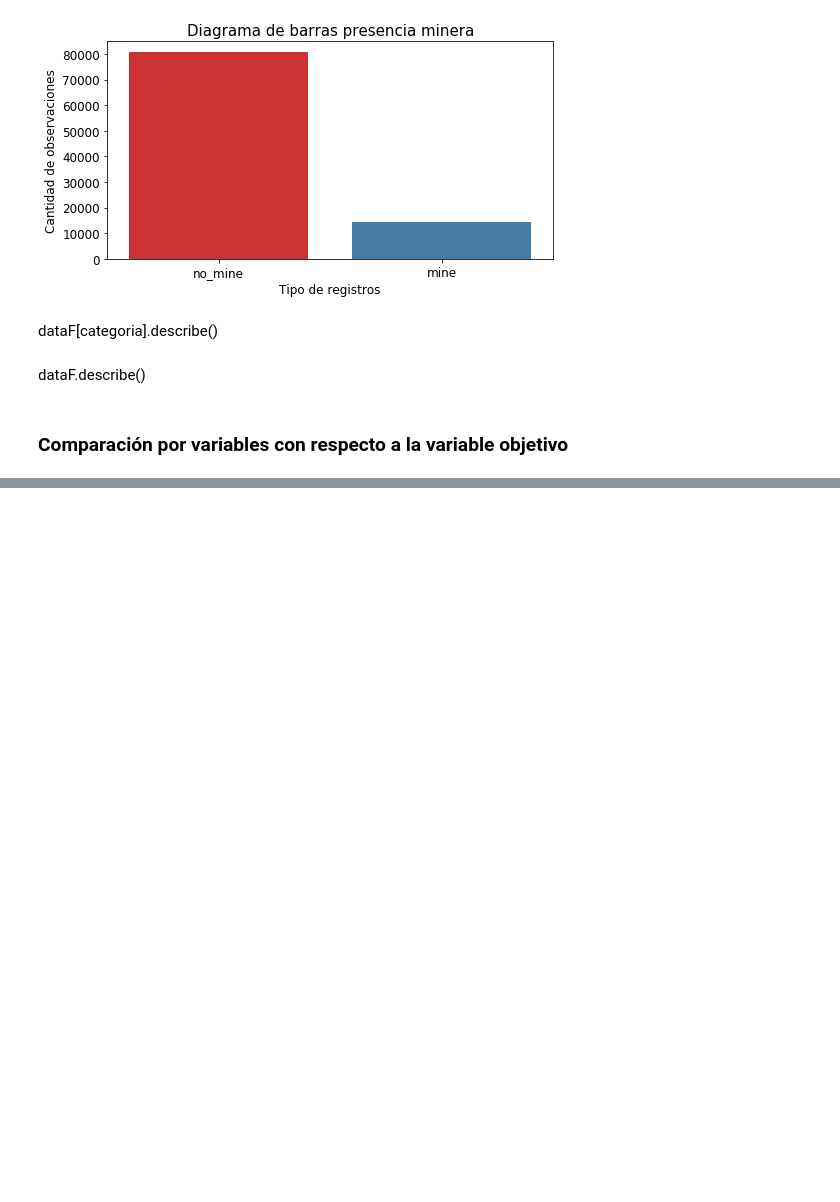
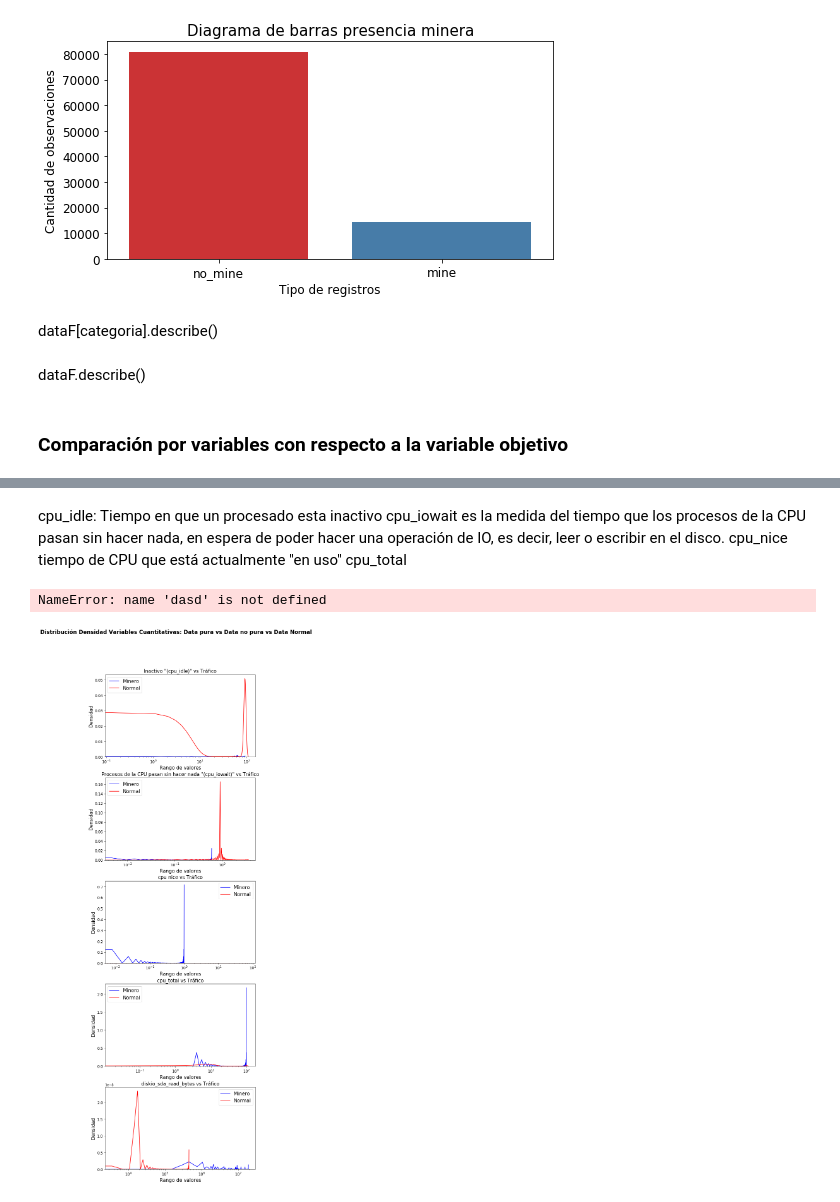
Before and after one commit to Kaiziferr/-Miner_Detector, a Jupyter notebook: PDG/Nueva carpeta/Untitled.ipynb, the cells around one changed output, grey strips where cells are left out. Drawn from its saved outputs; the diff is of its cells as text; code cells hidden in the pictures; blank space fills up the shorter version.

```diff
--- a/PDG/Nueva carpeta/Untitled.ipynb
+++ b/PDG/Nueva carpeta/Untitled.ipynb
@@ -292,3 +292,34 @@ plt.subplots_adjust(top = 0.97)
 fig.suptitle('Valores Atipicos: Datos presencia minera vs Datos presencia no minera', fontsize = 17, fontweight = "bold");
 # %% [output]
 [figure]
+# %% [markdown]
+cpu_idle: Tiempo en que un procesado esta inactivo
+cpu_iowait es la medida del tiempo que los procesos de la CPU pasan sin hacer nada, en espera de poder hacer una operación de IO, es decir, leer o escribir en el disco.
+cpu_nice tiempo de CPU que está actualmente "en uso"
+cpu_total
+# %%
+dasd
+# %% [output]
+NameError: name 'dasd' is not defined
+# %%
+best_feature_pure = ['cpu_idle','cpu_iowait','cpu_nice','cpu_total','diskio_sda_read_bytes']
+names = ['Inactivo "(cpu_idle)"', 'Procesos de la CPU pasan sin hacer nada "(cpu_iowait)"','cpu nice','cpu_total', 'diskio_sda_read_bytes']
+
+fig, ax = plt.subplots(nrows = 5, ncols = 1, figsize = (8,25))
+ax = ax.flat
+for i, col in enumerate(best_feature_pure):
+    sns.kdeplot(dataA[col], color='blue', shade=False, ax = ax[i], label = "Minero")
+    sns.kdeplot(dataN[col], color='red', shade=False, ax = ax[i], label = "Normal")
+
+    ax[i].set_title(f'{names[i]} vs Tráfico', size = 15)
+    ax[i].tick_params(labelsize = 12)
+    ax[i].set_xlabel("Rango de valores", fontsize=15)
+    ax[i].set_ylabel("Densidad",fontsize=15)
+    ax[i].legend(fontsize = 15)
+    ax[i].set(xscale="log")
+
+fig.tight_layout()
+plt.subplots_adjust(top = 0.90)
+fig.suptitle('Distribución Densidad Variables Cuantitativas: Data pura vs Data no pura vs Data Normal', fontsize = 17, fontweight = "bold");
+# %% [output]
+[figure, added]
```
Also changed, not shown: parts of 1 cell of this notebook, 1 other file.
